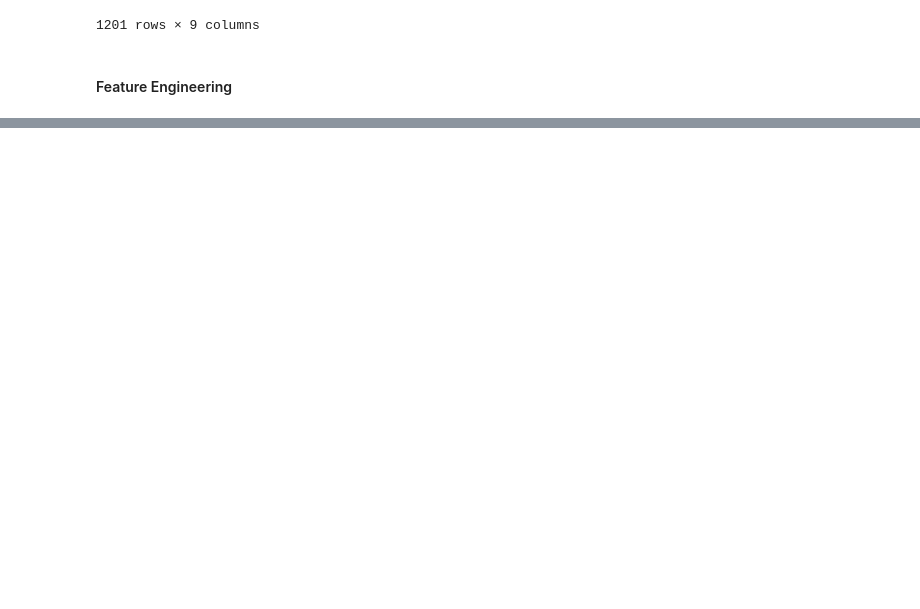
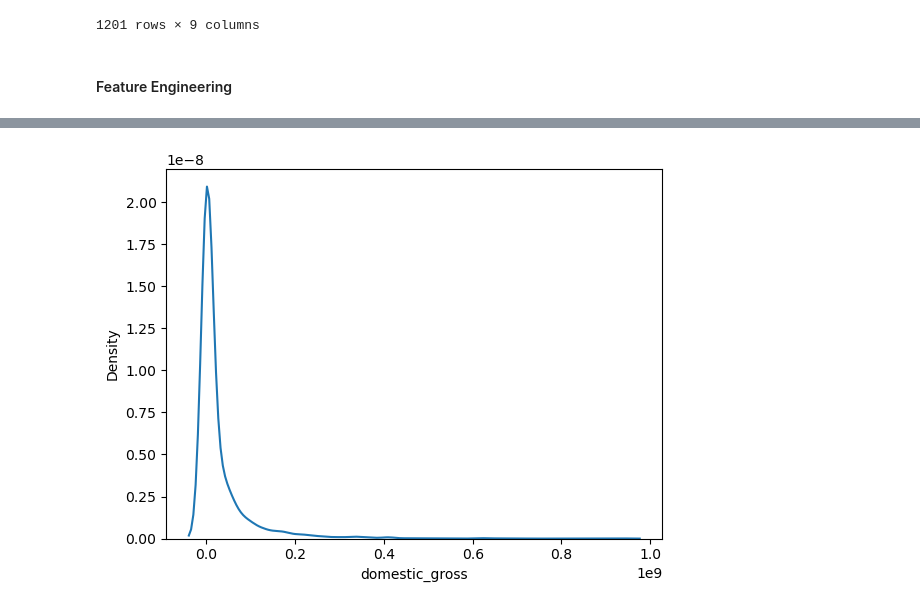
Before and after one commit to Arasirwa/Phase-2-project, a Jupyter notebook: notebooks/exploratory.ipynb, the cells around one changed output, grey strips where cells are left out. Saved outputs shown, nothing was run; the diff lists cells and outputs as text; code cells hidden in the pictures; blank space fills up the shorter version.

Commit message:
Clean_data

```diff
--- a/notebooks/exploratory.ipynb
+++ b/notebooks/exploratory.ipynb
@@ -1116,0 +1185,4 @@ rt_info1['month']= rt_info1['theater_date'].dt.strftime('%m')
+# %%
+# Loading the dataset and creating a copy
+bom_movie = pd.read_csv(path_1)
+bom_movie_copy = bom_movie.copy(deep=True)
@@ -1116,0 +1288,10 @@ rt_info1['month']= rt_info1['theater_date'].dt.strftime('%m')
+# %%
+# Handling missing values
+bom_movie_copy["studio"].fillna("Unknown", inplace=True)
+# %%
+# Cleaning domestic gross column
+# Checking for skewness
+bom_movie_copy['domestic_gross'].skew()
+sns.kdeplot(bom_movie_copy['domestic_gross']);
+# %% [output]
+[figure, added]
```
Also changed, not shown: parts of 112 cells of this notebook.
